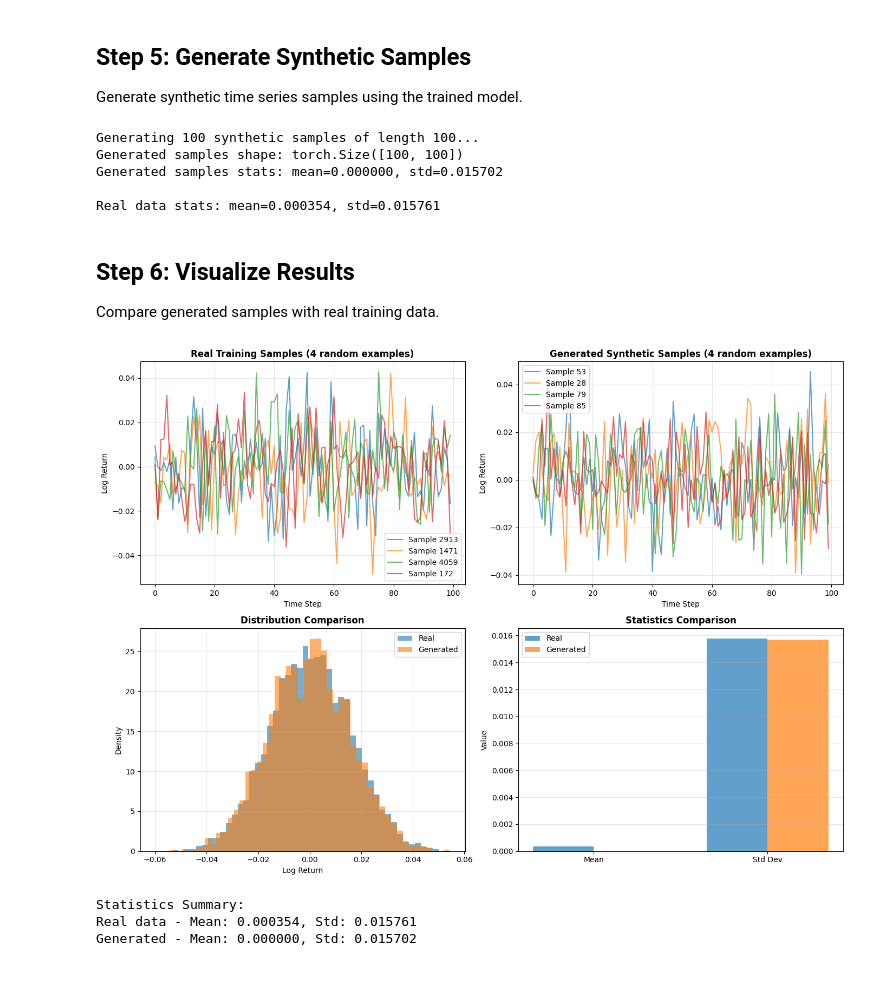
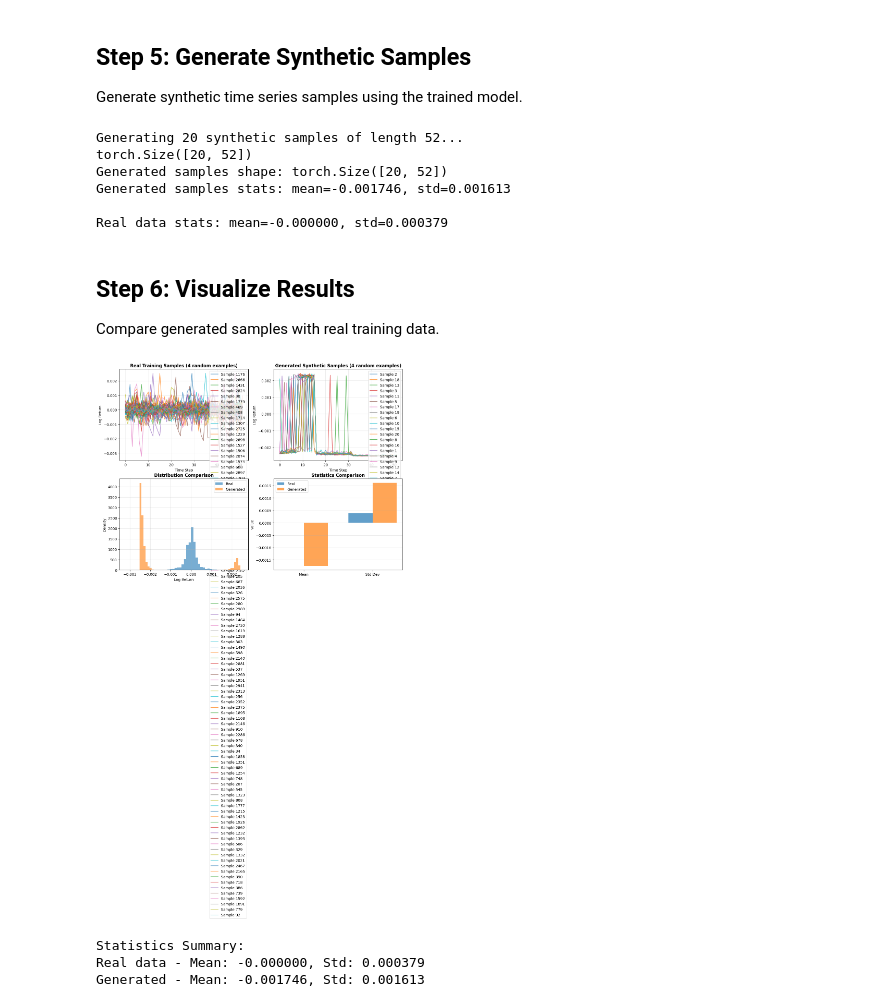
Before and after one commit to eddisonpham/StonkBench, a Jupyter notebook: notebooks/thorough_dl_validation/quantgan_test.ipynb, the cells around one changed output. Drawn from its saved outputs; the diff is of its cells as text; code cells hidden in the pictures; blank space fills up the shorter version.

```diff
--- a/notebooks/thorough_dl_validation/quantgan_test.ipynb
+++ b/notebooks/thorough_dl_validation/quantgan_test.ipynb
@@ -147,7 +74,8 @@ Test: torch.Size([991, 100])
 Create PyTorch DataLoaders for training.
 # %%
 # Create DataLoaders
-batch_size = 32
+train_data = train_data[:3000]
+batch_size = 64
 train_loader, valid_loader, test_loader = create_dataloaders(
     train_data=train_data,
     valid_data=valid_data,
@@ -160,6 +88,7 @@ train_loader, valid_loader, test_loader = create_dataloaders(
     pin_memory=False
 )
 
+
 print(f"Number of training batches: {len(train_loader)}")
 print(f"Number of validation batches: {len(valid_loader)}")
 print(f"Number of test batches: {len(test_loader)}")
@@ -183,19 +112,13 @@ Create QuantGAN model and train it on the preprocessed data.
 **Note:** QuantGAN uses Temporal Convolutional Networks (TCN) with WGAN-style training. It assumes input data is already log returns.
 # %%
 # Initialize QuantGAN model
+
 model = QuantGAN(
-    seq_len=seq_length,  # Will be inferred from data if None
-    nz=3,  # Noise dimension (embedding dimension)
-    clip_value=0.01,
-    learning_rate=1e-3,
-    device='cuda' if torch.cuda.is_available() else 'cpu'
+    seq_len=seq_length
 )
 
 print(f"QuantGAN model initialized on device: {model.device}")
 print(f"Model parameters:")
-print(f"  - Noise dimension (nz): {model.nz}")
-print(f"  - Sequence length: {model.seq_len}")
-print(f"  - Clip value: {model.clip_value}")
 # %% [output]
 QuantGAN model initialized on device: cpu
 Model parameters:
@@ -208,8 +128,7 @@ print("Starting QuantGAN training...")
 print("Note: QuantGAN uses TCN architecture with WGAN-style training.")
 model.fit(
     data_loader=train_loader,
-    num_epochs=3,
-    valid_loader=valid_loader
+    num_epochs=10
 )
 print("\nTraining complete!")
 # %% [output]
@@ -225,7 +148,7 @@ RuntimeError: mat1 and mat2 shapes cannot be multiplied (32x1 and 100x1)
 Generate synthetic time series samples using the trained model.
 # %%
 # Generate synthetic samples
-num_samples = 100
+num_samples = 20
 generation_length = seq_length
 
 print(f"Generating {num_samples} synthetic samples of length {generation_length}...")
@@ -234,6 +157,7 @@ generated_samples = model.generate(
     generation_length=generation_length,
     seed=123
 )
+print(generated_samples.shape)
 
 print(f"Generated samples shape: {generated_samples.shape}")
 print(f"Generated samples stats: mean={generated_samples.mean():.6f}, std={generated_samples.std():.6f}")
@@ -241,11 +165,12 @@ print(f"Generated samples stats: mean={generated_samples.mean():.6f}, std={gener
 # Compare with real data
 print(f"\nReal data stats: mean={train_data.mean():.6f}, std={train_data.std():.6f}")
 # %% [output]
-Generating 100 synthetic samples of length 100...
-Generated samples shape: torch.Size([100, 100])
-Generated samples stats: mean=0.000000, std=0.015702
+Generating 20 synthetic samples of length 52...
+torch.Size([20, 52])
+Generated samples shape: torch.Size([20, 52])
+Generated samples stats: mean=-0.001746, std=0.001613
 
-Real data stats: mean=0.000354, std=0.015761
+Real data stats: mean=-0.000000, std=0.000379
 # %% [markdown]
 ## Step 6: Visualize Results
 
@@ -258,7 +183,7 @@ import random
 
 # Plot 1: Real training samples (randomly select 4 unique samples)
 axes[0, 0].set_title('Real Training Samples (4 random examples)', fontsize=12, fontweight='bold')
-num_real_examples = min(4, len(train_data))
+num_real_examples = min(100, len(train_data))
 if len(train_data) > 0:
     random_real_idxs = random.sample(range(len(train_data)), num_real_examples)
     for idx, real_idx in enumerate(random_real_idxs):
@@ -270,7 +195,7 @@ axes[0, 0].legend()
 
 # Plot 2: Generated samples (randomly select 4 unique samples)
 axes[0, 1].set_title('Generated Synthetic Samples (4 random examples)', fontsize=12, fontweight='bold')
-num_gen_examples = min(4, num_samples)
+num_gen_examples = min(100, num_samples)
 if num_samples > 0:
     random_gen_idxs = random.sample(range(num_samples), num_gen_examples)
     for idx, gen_idx in enumerate(random_gen_idxs):
@@ -291,35 +216,35 @@ axes[1, 0].grid(True, alpha=0.3)
 
 # Plot 4: Statistics comparison
 axes[1, 1].set_title('Statistics Comparison', fontsize=12, fontweight='bold')
 real_mean = train_data.mean().item()
 real_std = train_data.std().item()
 gen_mean = generated_samples.mean().item()
 gen_std = generated_samples.std().item()
 
 categories = ['Mean', 'Std Dev']
 real_stats = [real_mean, real_std]
 gen_stats = [gen_mean, gen_std]
 
 x = np.arange(len(categories))
 width = 0.35
 
 axes[1, 1].bar(x - width/2, real_stats, width, label='Real', alpha=0.7)
 axes[1, 1].bar(x + width/2, gen_stats, width, label='Generated', alpha=0.7)
 axes[1, 1].set_ylabel('Value')
 axes[1, 1].set_xticks(x)
 axes[1, 1].set_xticklabels(categories)
 axes[1, 1].legend()
 axes[1, 1].grid(True, alpha=0.3, axis='y')
 
 plt.tight_layout()
 plt.show()
 
 print(f"\nStatistics Summary:")
 print(f"Real data - Mean: {real_mean:.6f}, Std: {real_std:.6f}")
 print(f"Generated - Mean: {gen_mean:.6f}, Std: {gen_std:.6f}")
 # %% [output]
-[figure, old version]
+[figure, new version]
 Statistics Summary:
-Real data - Mean: 0.000354, Std: 0.015761
-Generated - Mean: 0.000000, Std: 0.015702
+Real data - Mean: -0.000000, Std: 0.000379
+Generated - Mean: -0.001746, Std: 0.001613
 # %%
```
Also changed, not shown: parts of 10 cells of this notebook, 5 other files.
